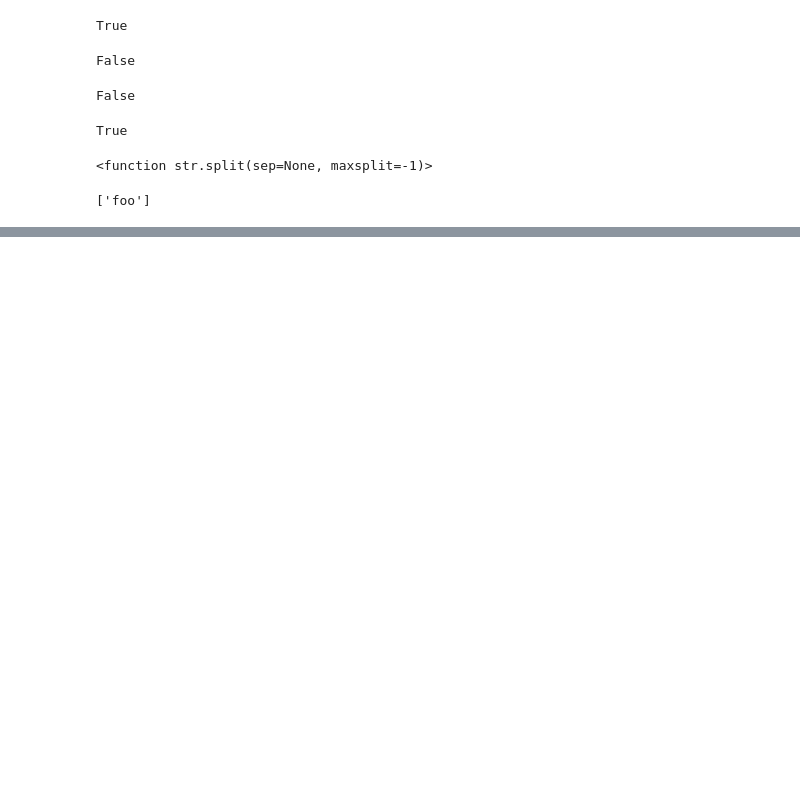
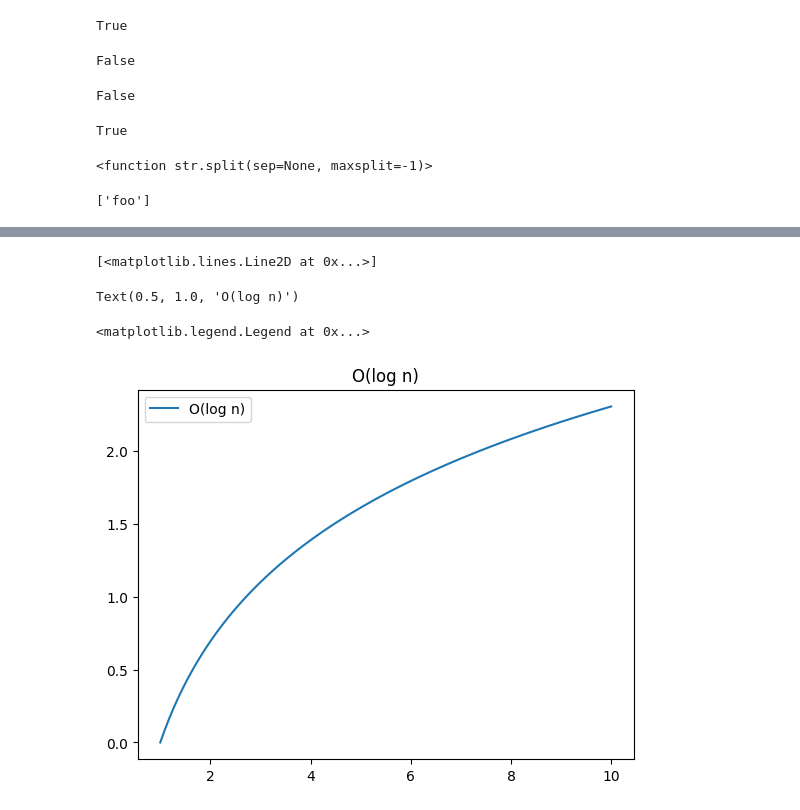
Before and after one commit to wenyunxin/computer-science-practicing, a Jupyter notebook: math/python for data analysis.ipynb, the cells around one changed output, grey strips where cells are left out. Cells and saved outputs as stored; diff of their text form; code cells hidden in the pictures; blank space fills up the shorter version.

```diff
--- a/math/python for data analysis.ipynb
+++ b/math/python for data analysis.ipynb
@@ -215,0 +552,24 @@ earlier this week DATE
+# %%
+# plot of O(log n) - Logarithmic Time, binary search is an example
+# Generate x values
+x_values = np.linspace(1, 10, 100)  # Generating 100 x values between 1 and 1
+
+# Create y values using the logarithm function
+y_values = np.log(x_values)
+
+# Create the plot
+plt.plot(x_values, y_values, label='O(log n)')
+
+# Adding labels and title
+plt.title('O(log n)')
+
+# Adding a legend
+plt.legend()
+
+# Display the plot
+plt.show()
+# %% [output]
+[<matplotlib.lines.Line2D at 0x...>]
+Text(0.5, 1.0, 'O(log n)')
+<matplotlib.legend.Legend at 0x...>
+[figure, added]
```
Also changed, not shown: parts of 51 cells of this notebook, 11 other files.
